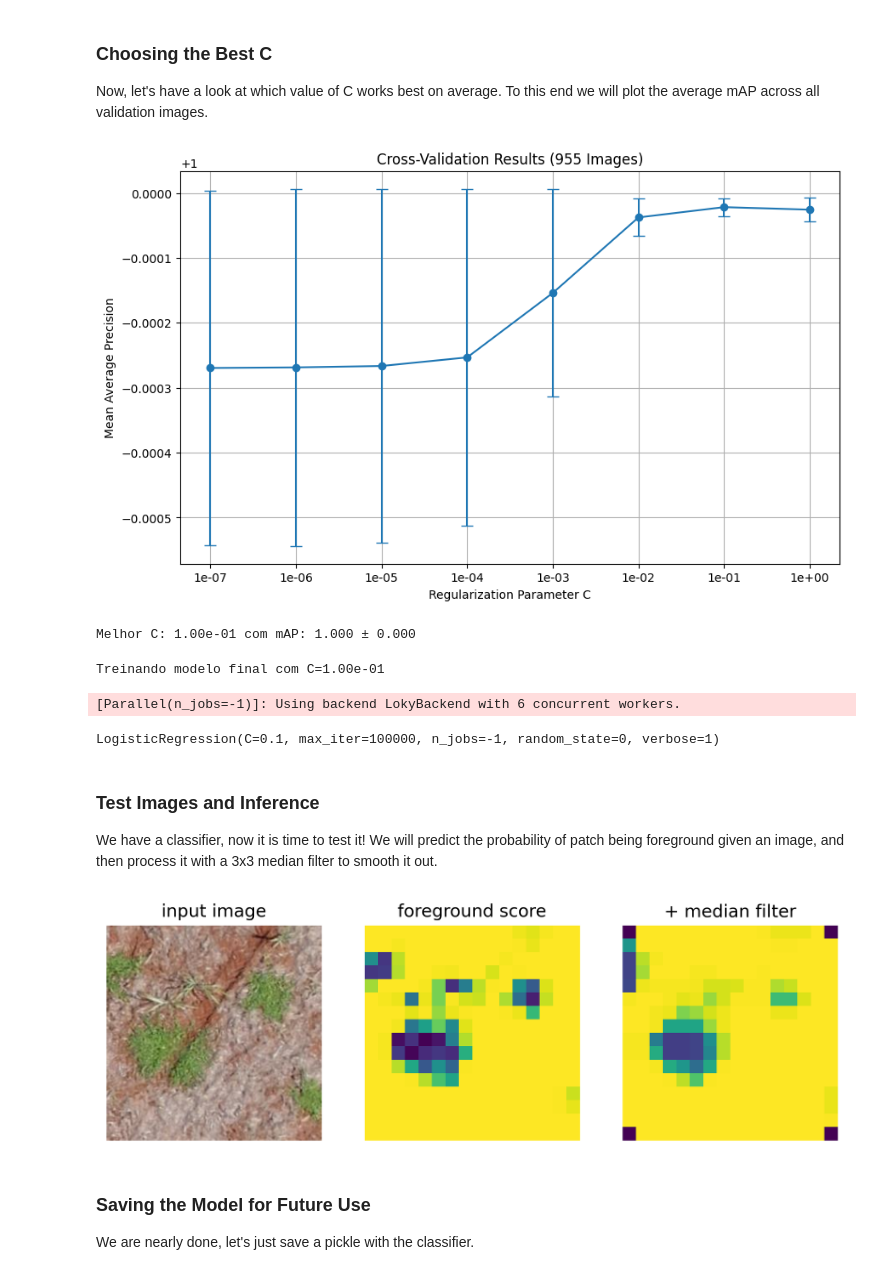
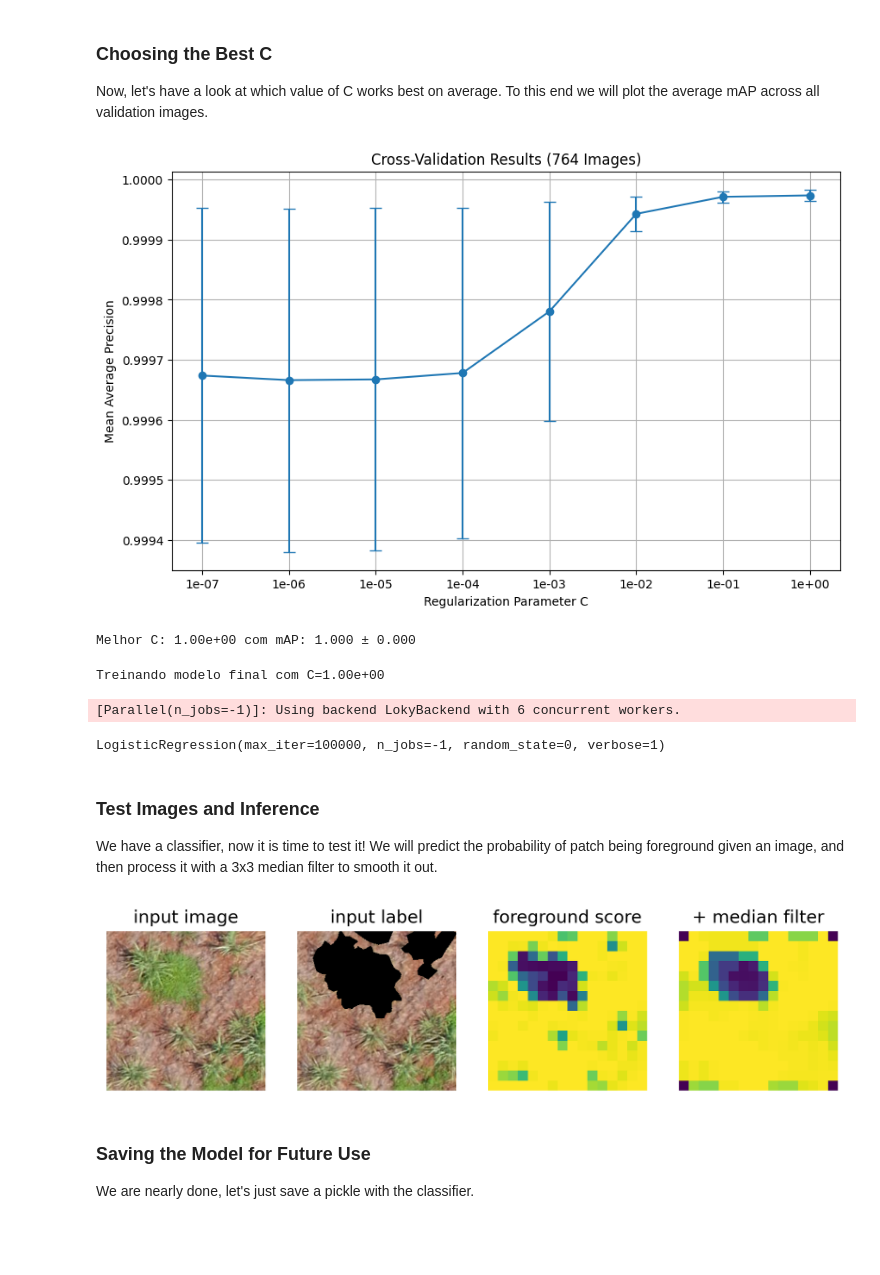
Before and after one commit to wkanashiro/doutorado, a Jupyter notebook: dino-soja/foreground_segmentation_soja.ipynb, the cells around one changed output. Saved outputs shown, nothing was run; the diff lists cells and outputs as text; code cells hidden in the pictures; blank space fills up the shorter version.

Commit message:
Äjuste na visualizacao da imagem de teste

```diff
--- a/dino-soja/foreground_segmentation_soja.ipynb
+++ b/dino-soja/foreground_segmentation_soja.ipynb
@@ -109,8 +109,8 @@ def load_local_dataset(dataset_root: str):
     images = []
     labels = []
 
-    # Carregar dados de treino e validação
-    for split in ['train', 'val']:
+    # Carregar dados de treino
+    for split in ['train']:
         rgb_path = dataset_path / "rgb" / split
         label_path = dataset_path / "labels" / split
 
@@ -382,8 +379,8 @@ print(f"Modelo salvo em: {model_path}")
 from sklearn.model_selection import StratifiedKFold
 import numpy as np
 
-# Usar k-fold ao invés de leave-one-out para 955 imagens
-N_FOLDS = 10  # ou 10 folds
+# Usar k-fold ao invés de leave-one-out para 764 imagens
+N_FOLDS = 5  # ou 10 folds
 cs = np.logspace(-7, 0, 8)
 scores = np.zeros((N_FOLDS, len(cs)))
 
@@ -439,7 +487,7 @@ plt.errorbar(range(len(cs)), mean_scores, yerr=std_scores, marker='o', capsize=5
 plt.xticks(range(len(cs)), [f"{c:.0e}" for c in cs])
 plt.xlabel('Regularization Parameter C')
 plt.ylabel('Mean Average Precision')
-plt.title('Cross-Validation Results (955 Images)')
+plt.title('Cross-Validation Results (764 Images)')
 plt.grid(True)
 plt.show()
 
@@ -448,8 +496,8 @@ best_c_idx = np.argmax(mean_scores)
 best_c = cs[best_c_idx]
 print(f"Melhor C: {best_c:.2e} com mAP: {mean_scores[best_c_idx]:.3f} ± {std_scores[best_c_idx]:.3f}")
 # %% [output]
-[figure, old version]
+[figure, new version]
-Melhor C: 1.00e-01 com mAP: 1.000 ± 0.000
+Melhor C: 1.00e+00 com mAP: 1.000 ± 0.000
 # %%
 # Treinar modelo final com melhor C
 print(f"Treinando modelo final com C={best_c:.2e}")
@@ -463,52 +511,72 @@ clf_final = LogisticRegression(
 
 clf_final.fit(xs.numpy(), (ys > 0).long().numpy())
 # %% [output]
-Treinando modelo final com C=1.00e-01
+Treinando modelo final com C=1.00e+00
 [Parallel(n_jobs=-1)]: Using backend LokyBackend with 6 concurrent workers.
-LogisticRegression(C=0.1, max_iter=100000, n_jobs=-1, random_state=0, verbose=1)
+LogisticRegression(max_iter=100000, n_jobs=-1, random_state=0, verbose=1)
 # %% [markdown]
 ### Test Images and Inference
 
 We have a classifier, now it is time to test it! We will predict the probability of patch being foreground given an image, and then process it with a 3x3 median filter to smooth it out.
 # %%
-test_image_fpath = "/home/lades/computer_vision/wesley/dataset/daninhas_multiclasse2/rgb/val/2025-06-13_198 - Figueira (Scatolin) 04 Soja - 08 01 25 Survey_11355_17111.jpg"
+test_image_name = "2025-06-13_198 - Figueira (Scatolin) 04 Soja - 08 01 25 Survey_11355_17111.jpg"
+test_image_name = "2025-06-13_198 - Figueira (Scatolin) 04 Soja - 08 01 25 Survey_10994_18310.jpg"
+test_image_name = "2025-06-13_198 - Figueira (Scatolin) 04 Soja - 08 01 25 Survey_13074_22464.jpg"
+test_image_fpath = f"/home/lades/computer_vision/wesley/dataset/daninhas_multiclasse2/rgb/val/{test_image_name}"
+test_label_fpath = f"/home/lades/computer_vision/wesley/dataset/daninhas_multiclasse2/labels/val/{test_image_name}"
+
+# Apenas uma validação, pois em alguns casos a extensão é .png ou vice-versa
+if not os.path.exists(test_label_fpath):
+    test_label_fpath = test_label_fpath.replace('.jpg', '.png')
+
+    if not os.path.exists(test_label_fpath):
+        raise FileNotFoundError(f"Label file not found for {test_image_name}")
 
 def load_image(path: str) -> Image:
     return Image.open(path).convert("RGB")
 
 
 test_image = load_image(test_image_fpath)
 test_image_resized = resize_transform(test_image)
 test_image_normalized = TF.normalize(test_image_resized, mean=SATELLITE_MEAN, std=SATELLITE_STD)
 
 with torch.inference_mode():
     with torch.autocast(device_type='cuda', dtype=torch.float32):
         feats = model.get_intermediate_layers(test_image_normalized.unsqueeze(0).cuda(), n=range(n_layers), reshape=True, norm=True)
         x = feats[-1].squeeze().detach().cpu()
         dim = x.shape[0]
         x = x.view(dim, -1).permute(1, 0)
 
 h_patches, w_patches = [int(d / PATCH_SIZE) for d in test_image_resized.shape[1:]]
 
 fg_score = clf.predict_proba(x)[:, 1].reshape(h_patches, w_patches)
 fg_score_mf = torch.from_numpy(signal.medfilt2d(fg_score, kernel_size=3))
 
-plt.figure(figsize=(9, 3), dpi=300)
-plt.subplot(1, 3, 1)
+rgb_label = load_image(test_label_fpath)
+mask_label = process_label_for_soja(rgb_label)
+
+foreground_label = Image.composite(test_image, Image.new('RGB', test_image.size, (0, 0, 0)), mask_label)
+
+plt.figure(figsize=(9, 4), dpi=300)
+plt.subplot(1, 4, 1)
 plt.axis('off')
 plt.imshow(test_image_resized.permute(1, 2, 0))
 plt.title('input image')
-plt.subplot(1, 3, 2)
+plt.subplot(1, 4, 2)
+plt.axis('off')
+plt.imshow(foreground_label)
+plt.title('input label')
+plt.subplot(1, 4, 3)
 plt.axis('off')
 plt.imshow(fg_score)
 plt.title('foreground score')
-plt.subplot(1, 3, 3)
+plt.subplot(1, 4, 4)
 plt.axis('off')
 plt.imshow(fg_score_mf)
 plt.title('+ median filter')
 plt.show()
 # %% [output]
-[figure, old version]
+[figure, new version]
 # %% [markdown]
 ### Saving the Model for Future Use
 We are nearly done, let's just save a pickle with the classifier.
```
Also changed, not shown: parts of 4 cells of this notebook.
